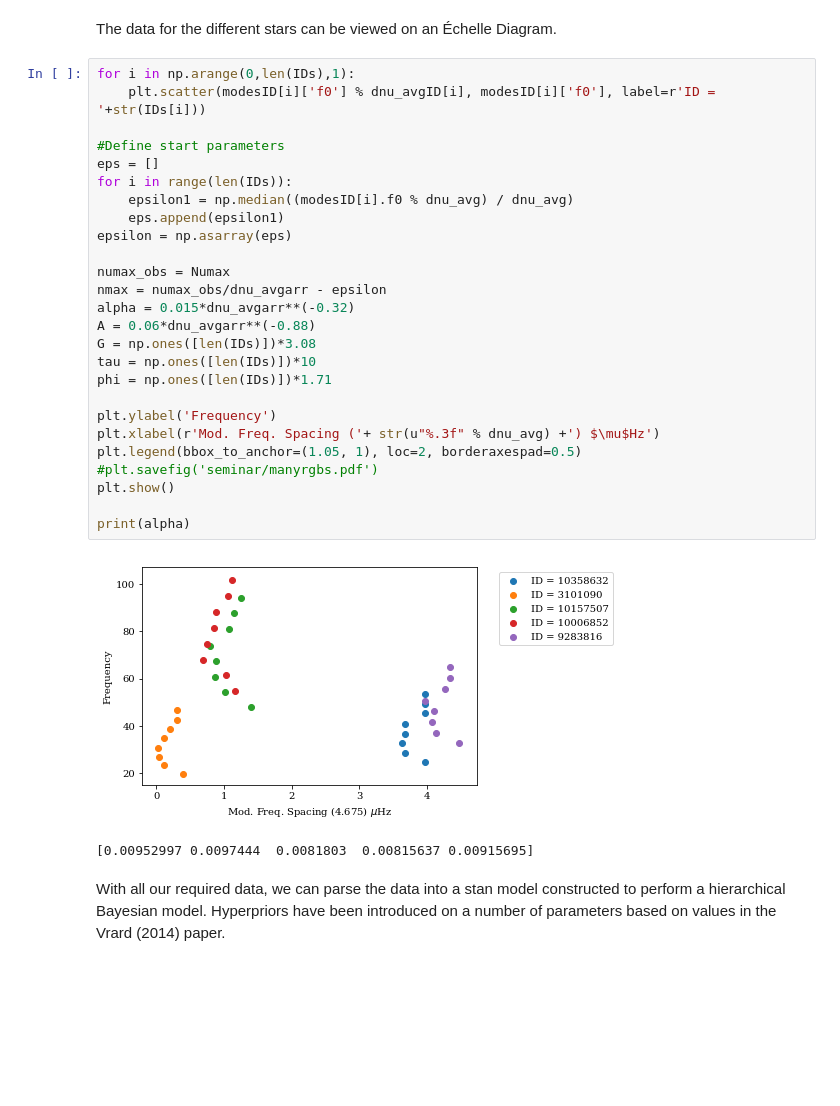
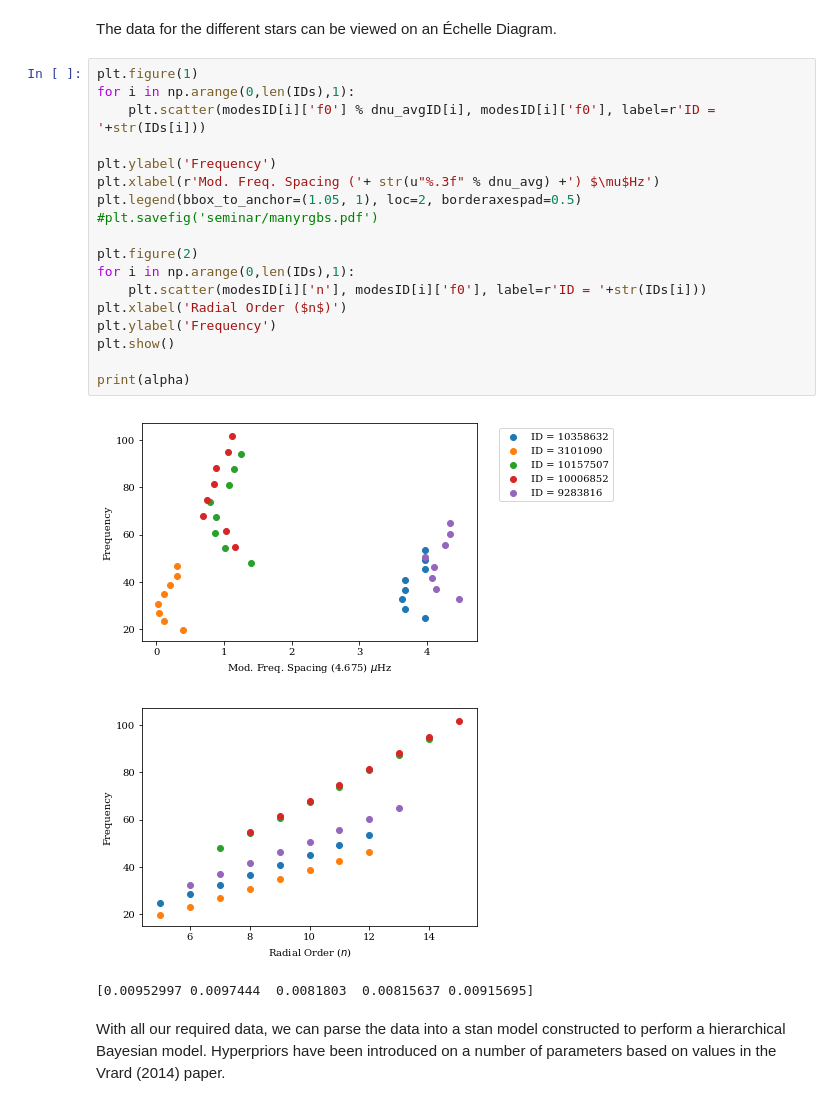
Before and after one commit to daw538/y4project, a Jupyter notebook: Dan_notebooks/rgdata-hbm-no-osc.ipynb, the cells around one changed output. Drawn from its saved outputs; the diff is of its cells as text; blank space fills up the shorter version.

```diff
--- a/Dan_notebooks/rgdata-hbm-no-osc.ipynb
+++ b/Dan_notebooks/rgdata-hbm-no-osc.ipynb
@@ -67,33 +82,26 @@ print(dnu_avgarr)
 # %% [markdown]
 The data for the different stars can be viewed on an Échelle Diagram.
 # %%
+plt.figure(1)
 for i in np.arange(0,len(IDs),1):
     plt.scatter(modesID[i]['f0'] % dnu_avgID[i], modesID[i]['f0'], label=r'ID = '+str(IDs[i]))
-
-#Define start parameters
-eps = []
-for i in range(len(IDs)):
-    epsilon1 = np.median((modesID[i].f0 % dnu_avg) / dnu_avg)
-    eps.append(epsilon1)
-epsilon = np.asarray(eps)
-
-numax_obs = Numax
-nmax = numax_obs/dnu_avgarr - epsilon
-alpha = 0.015*dnu_avgarr**(-0.32)
-A = 0.06*dnu_avgarr**(-0.88)
-G = np.ones([len(IDs)])*3.08
-tau = np.ones([len(IDs)])*10
-phi = np.ones([len(IDs)])*1.71
 
 plt.ylabel('Frequency')
 plt.xlabel(r'Mod. Freq. Spacing ('+ str(u"%.3f" % dnu_avg) +') $\mu$Hz')
 plt.legend(bbox_to_anchor=(1.05, 1), loc=2, borderaxespad=0.5)
 #plt.savefig('seminar/manyrgbs.pdf')
+
+plt.figure(2)
+for i in np.arange(0,len(IDs),1):
+    plt.scatter(modesID[i]['n'], modesID[i]['f0'], label=r'ID = '+str(IDs[i]))
+plt.xlabel('Radial Order ($n$)')
+plt.ylabel('Frequency')
 plt.show()
 
 print(alpha)
 # %% [output]
 [figure]
+[figure, added]
 [0.00952997 0.0097444  0.0081803  0.00815637 0.00915695]
 # %% [markdown]
 With all our required data, we can parse the data into a stan model constructed to perform a hierarchical Bayesian model. Hyperpriors have been introduced on a number of parameters based on values in the Vrard (2014) paper.
```
Also changed, not shown: parts of 6 cells of this notebook.
